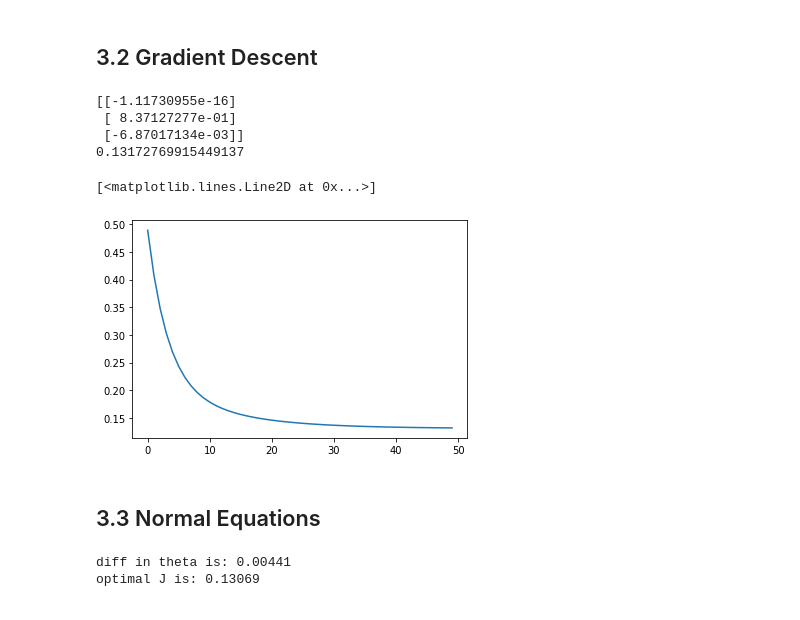
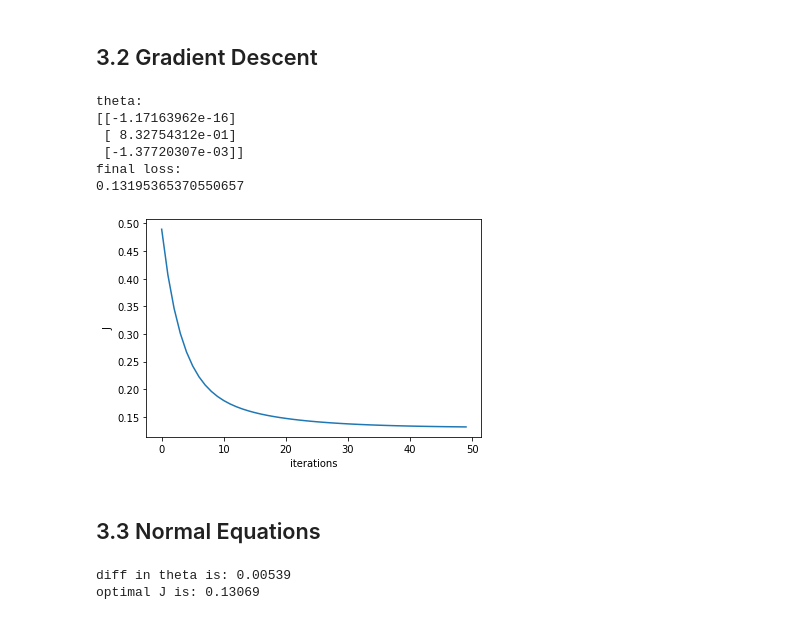
Before and after one commit to OfirKedem/Coursera-Machine-learning-python, a Jupyter notebook: ex1/code/Multi_variable_LR.ipynb, the cells around one changed output. Cells and saved outputs as stored; diff of their text form; code cells hidden in the pictures.

```diff
--- a/ex1/code/Multi_variable_LR.ipynb
+++ b/ex1/code/Multi_variable_LR.ipynb
@@ -33,24 +35,30 @@ data = (data - data.mean())/data.std()
 # %% [markdown]
 ## 3.2 Gradient Descent
 # %%
-X,y = getData(data)
+X,y = get_data(data)
 init_theta = np.zeros([X.shape[1],1])
 # init_theta = np.random.rand(X.shape[1],1)
 init_theta
 alpha = 0.1
 iterations = 50
 
-theta, J = gradientDescent(X, y, init_theta, alpha, iterations)
+theta, J = gradient_descent(X, y, init_theta, alpha, iterations)
+print('theta:')
 print(theta)
+print('final loss:')
 print(J[-1])
 plt.plot(range(iterations), J)
+plt.xlabel('iterations')
+plt.ylabel('J')
+plt.show()
 # %% [output]
-[[-1.11730955e-16]
- [ 8.37127277e-01]
- [-6.87017134e-03]]
-0.13172769915449137
+theta:
+[[-1.17163962e-16]
+ [ 8.32754312e-01]
+ [-1.37720307e-03]]
+final loss:
+0.13195365370550657
-[<matplotlib.lines.Line2D at 0x...>]
-[figure, old version]
+[figure, new version]
 # %% [markdown]
 ## 3.3 Normal Equations
 # %%
@@ -58,8 +67,8 @@ def normalEqn(X, y):
     return (np.linalg.inv(X.T.dot(X))).dot(X.T).dot(y)
 # %%
-theta_eqn = normalEqn(X, y)
+theta_eqn = normal_eqn(X, y)
 print('diff in theta is: %.5f' % ((theta_eqn-theta)**2).sum())
-print('optimal J is: %.5f' % (computeCost(X,y,theta_eqn)))
+print('optimal J is: %.5f' % (compute_cost(X,y,theta_eqn)))
 # %% [output]
-diff in theta is: 0.00441
+diff in theta is: 0.00539
 optimal J is: 0.13069
```
Also changed, not shown: parts of 2 cells of this notebook, 2 other files.
